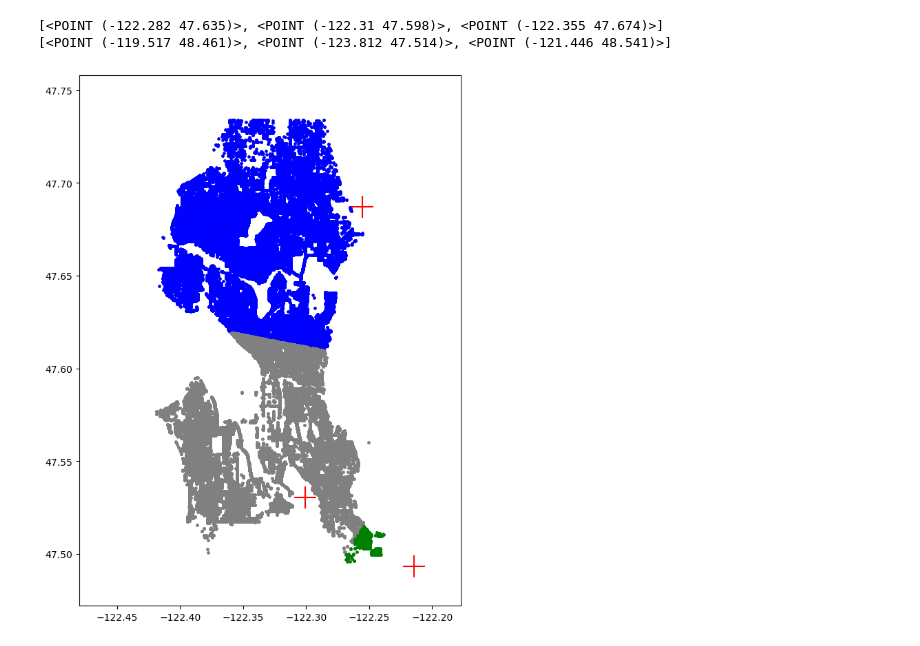
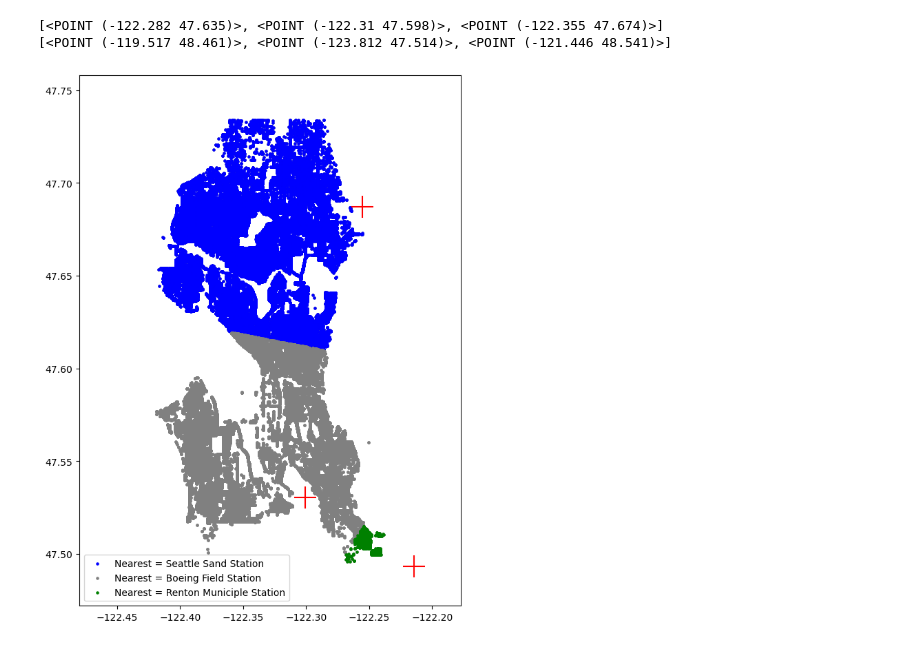
Before and after one commit to BrettlyCD/seattle-trees-project, a Jupyter notebook: notebooks/02_exploratory_data_analysis.ipynb, the cells around one changed output. Cells and saved outputs as stored; diff of their text form; code cells hidden in the pictures.

Commit message:
Add legend to plot.

```diff
--- a/notebooks/02_exploratory_data_analysis.ipynb
+++ b/notebooks/02_exploratory_data_analysis.ipynb
@@ -192,15 +193,16 @@ stations_geo_df = gpd.GeoDataFrame(climate_data, crs = crs, geometry=geometry2)
 # %%
 fig, ax = plt.subplots(figsize = (10,10))
 trees_geo_df.plot(ax=ax, markersize=5, color='gray', marker='o')
-trees_geo_df[trees_geo_df['nearest_station'] == 'USW00094290'].plot(ax=ax, markersize=5, color='blue', marker='o')
-trees_geo_df[trees_geo_df['nearest_station'] == 'USW00024234'].plot(ax=ax, markersize=5, color='gray', marker='o')
-trees_geo_df[trees_geo_df['nearest_station'] == 'USW00094248'].plot(ax=ax, markersize=5, color='green', marker='o')
+trees_geo_df[trees_geo_df['nearest_station'] == 'USW00094290'].plot(ax=ax, markersize=5, color='blue', marker='o', label='Nearest = Seattle Sand Station')
+trees_geo_df[trees_geo_df['nearest_station'] == 'USW00024234'].plot(ax=ax, markersize=5, color='gray', marker='o', label='Nearest = Boeing Field Station')
+trees_geo_df[trees_geo_df['nearest_station'] == 'USW00094248'].plot(ax=ax, markersize=5, color='green', marker='o', label='Nearest = Renton Municiple Station')
 
 stations_geo_df.plot(ax=ax, markersize=500, color='red', marker='+')
 
 #zoom into rough seattle area by adding some space around the min and max values
 plt.axis([trees_data['long_trees'].min()*1.0005, trees_data['long_trees'].max()*.9995, trees_data['lat_trees'].min()*0.9995, trees_data['lat_trees'].max()*1.0005])
+plt.legend()
 
 plt.show()
 # %% [output]
-[figure, old version]
+[figure, new version]
```
Also changed, not shown: parts of 1 cell of this notebook.
